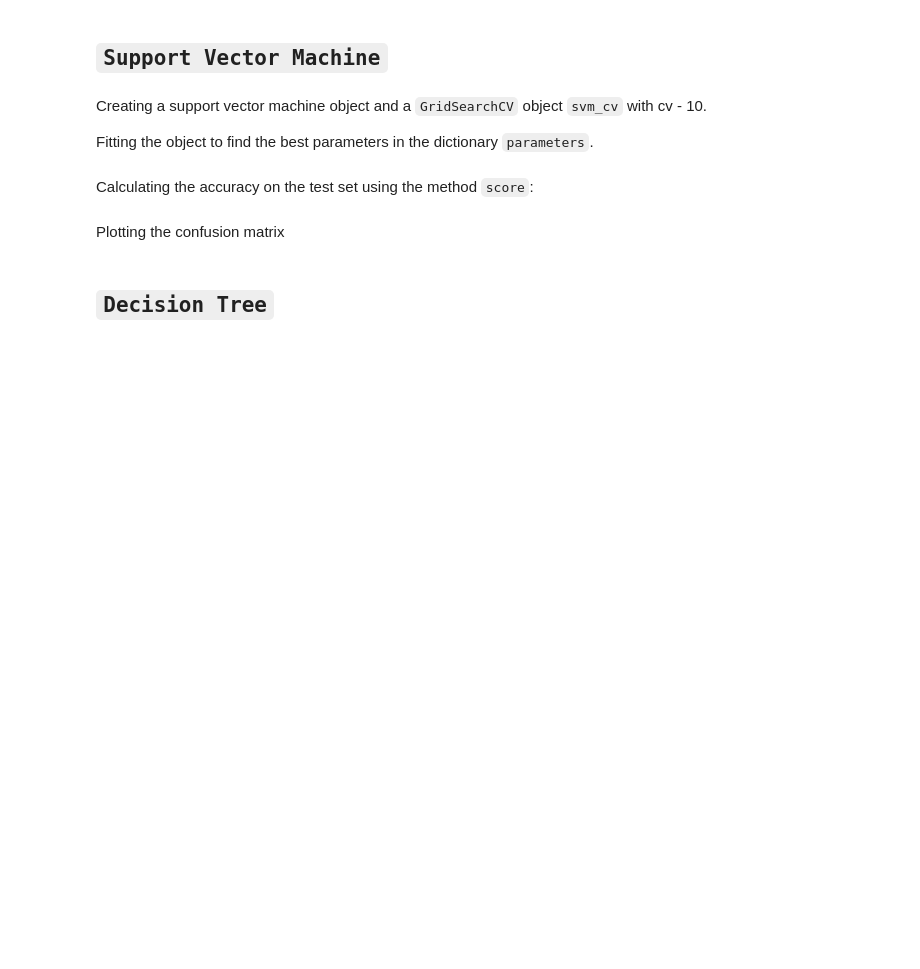
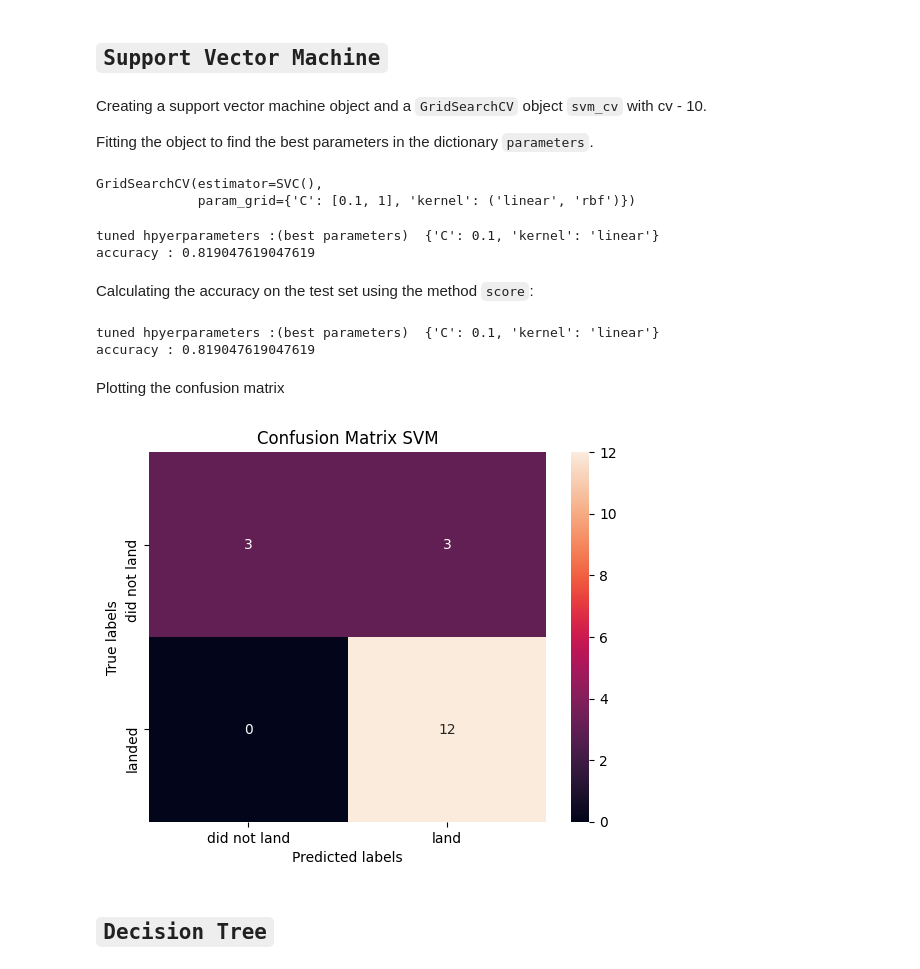
Before and after one commit to AlbertoGonzalezOlmos/data-science-methods, a Jupyter notebook: falcon9-Prediction.ipynb, the cells around one changed output. Drawn from its saved outputs; the diff is of its cells as text; code cells hidden in the pictures; blank space fills up the shorter version.

```diff
--- a/falcon9-Prediction.ipynb
+++ b/falcon9-Prediction.ipynb
@@ -162,26 +183,36 @@ Creating a support vector machine object and a <code>GridSearchCV</code> object
 
 Fitting the object to find the best parameters in the dictionary <code>parameters</code>.
 # %%
-parameters = {'kernel':('linear', 'rbf','poly','rbf', 'sigmoid'),
-              'C': np.logspace(-3, 3, 5),
-              'gamma':np.logspace(-3, 3, 5)}
+parameters = {'kernel':('linear', 'rbf'),
+              'C': [0.1, 1]}
 svm = SVC()
 svm_cv = GridSearchCV(svm, param_grid=parameters)
 svm_cv.fit(X_train, Y_train)
+# %% [output]
+GridSearchCV(estimator=SVC(),
+             param_grid={'C': [0.1, 1], 'kernel': ('linear', 'rbf')})
 # %%
 print("tuned hpyerparameters :(best parameters) ",svm_cv.best_params_)
 print("accuracy :",svm_cv.best_score_)
+# %% [output]
+tuned hpyerparameters :(best parameters)  {'C': 0.1, 'kernel': 'linear'}
+accuracy : 0.819047619047619
 # %% [markdown]
 Calculating the accuracy on the test set using the method <code>score</code>:
 # %%
 svm_cv.score(X_test, Y_test)
 print("tuned hpyerparameters :(best parameters) ",svm_cv.best_params_)
 print("accuracy :",svm_cv.best_score_)
+# %% [output]
+tuned hpyerparameters :(best parameters)  {'C': 0.1, 'kernel': 'linear'}
+accuracy : 0.819047619047619
 # %% [markdown]
 Plotting the confusion matrix
 # %%
 yhat=svm_cv.predict(X_test)
-plot_confusion_matrix(Y_test,yhat)
+plot_confusion_matrix(Y_test,yhat,'SVM')
+# %% [output]
+[figure, added]
 # %% [markdown]
 ## `Decision Tree`
 # %% [markdown]
```
Also changed, not shown: parts of 16 cells of this notebook, 1 other file.
